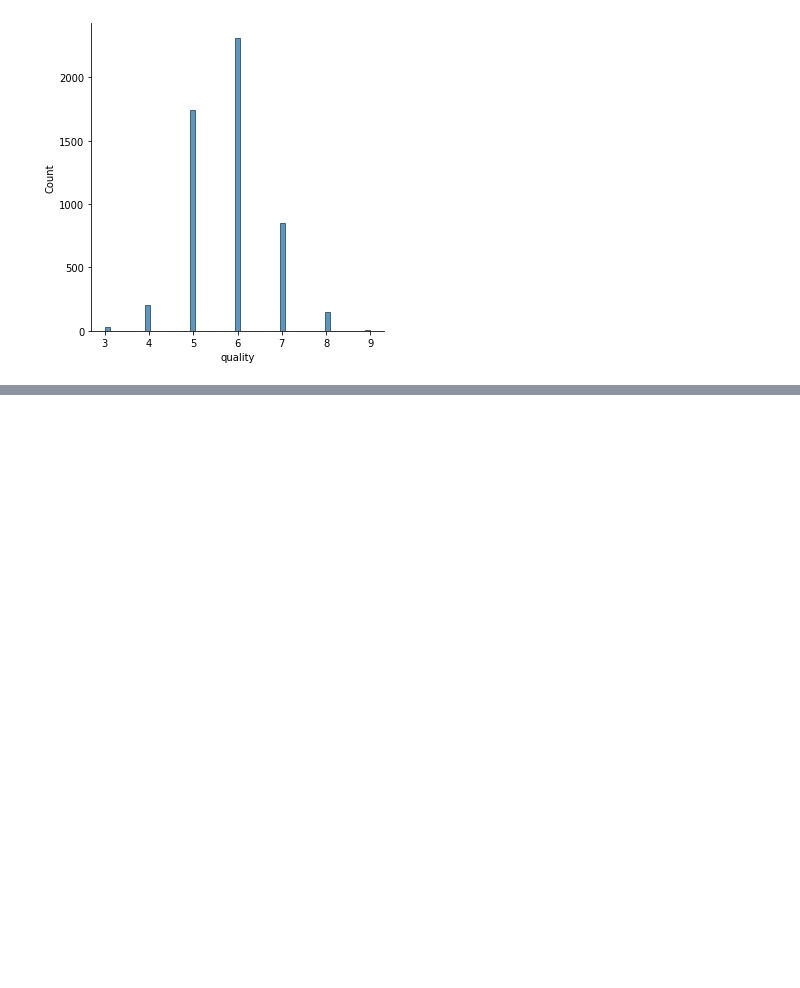
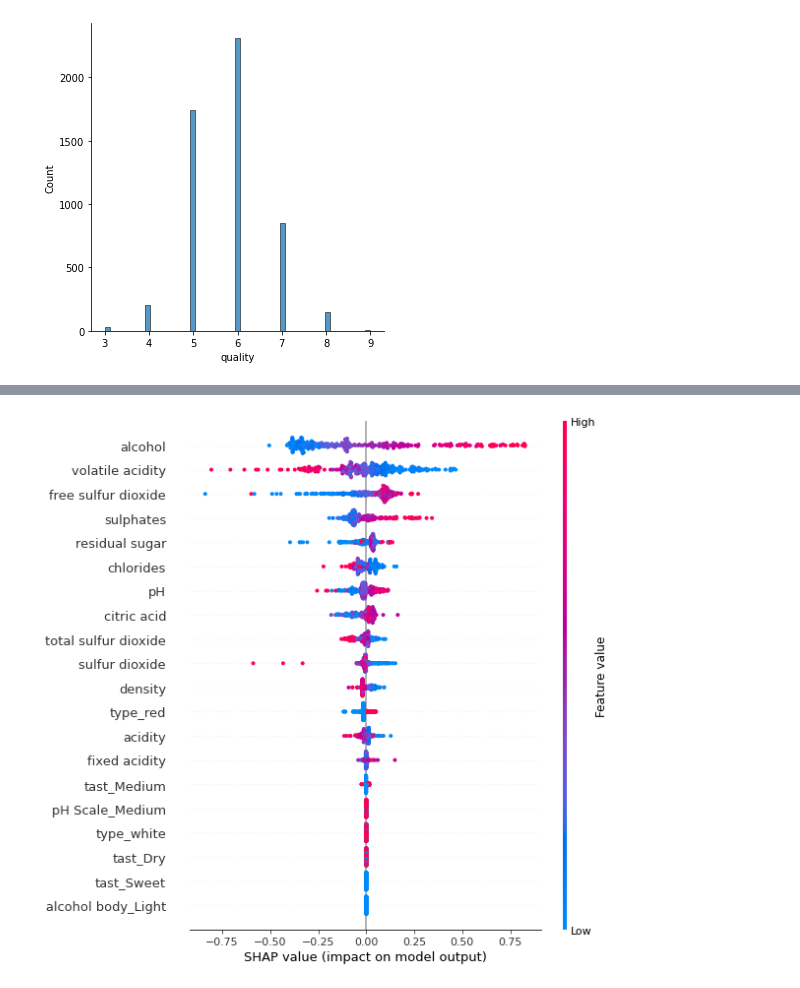
Before and after one commit to bon-u/S2project, a Jupyter notebook: AI07_S2P_구본우.ipynb, the cells around one changed output, grey strips where cells are left out. Cells and saved outputs as stored; diff of their text form; code cells hidden in the pictures; blank space fills up the shorter version.

```diff
--- a/AI07_S2P_구본우.ipynb
+++ b/AI07_S2P_구본우.ipynb
@@ -196,0 +175,5 @@ MAE:  0.6104553356688931
+# %%
+model2 = clf2.best_estimator_
+model2.fit(X_train,y_train)
+print('훈련 정확도: ', model2.score(X_train, y_train))
+print('검증 정확도: ', model2.score(X_val, y_val))
@@ -196,0 +217,5 @@ MAE:  0.6104553356688931
+# %%
+model3 = clf3.best_estimator_
+model3.fit(X_train,y_train)
+print('훈련 정확도: ', model3.score(X_train, y_train))
+print('검증 정확도: ', model3.score(X_val, y_val))
@@ -196,0 +225,7 @@ MAE:  0.6104553356688931
+# %%
+import shap
+import xgboost
+model3=xgboost.XGBRegressor(random_state=2,n_jobs=-1,learning_rate=0.153,max_depth=3,n_estimators=61)
+X_train_one = pd.get_dummies(X_train)
+X_val_one = pd.get_dummies(X_val)
+model3.fit(X_train_one,y_train)
@@ -196,0 +241,10 @@ MAE:  0.6104553356688931
+# %%
+explainer = shap.Explainer(model3)
+row = X_val_one.iloc[[1]]
+shap_values = explainer.shap_values(row)
+shap.initjs()
+shap.force_plot(
+    base_value=explainer.expected_value,
+    shap_values=shap_values,
+    features=row
+)
@@ -196,0 +254,5 @@ MAE:  0.6104553356688931
+# %%
+shap_values = explainer.shap_values(X_val_one.iloc[:300])
+shap.summary_plot(shap_values, X_val_one.iloc[:300])
+# %% [output]
+[figure, added]
```
Also changed, not shown: parts of 22 cells of this notebook.
